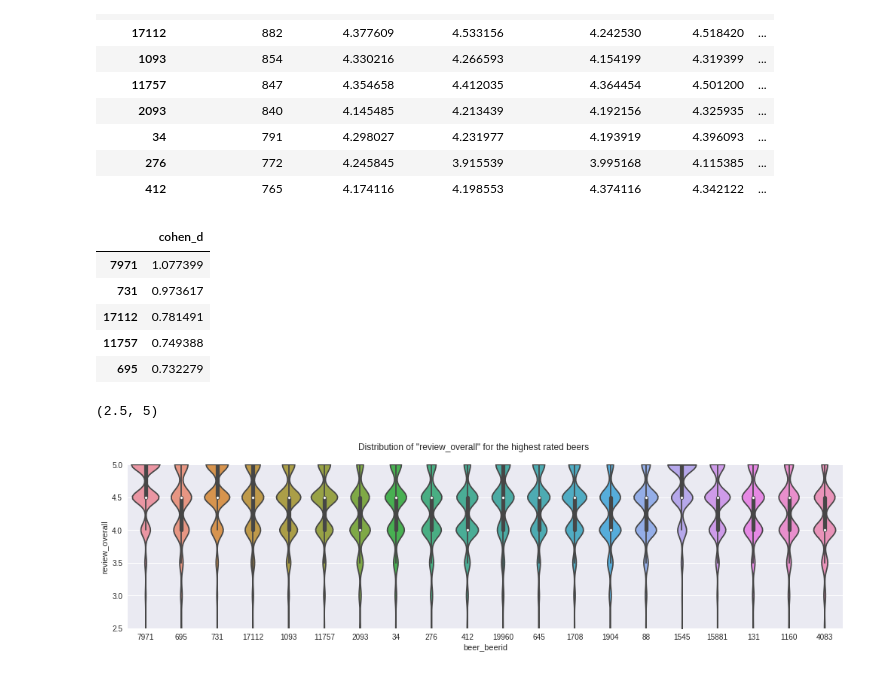
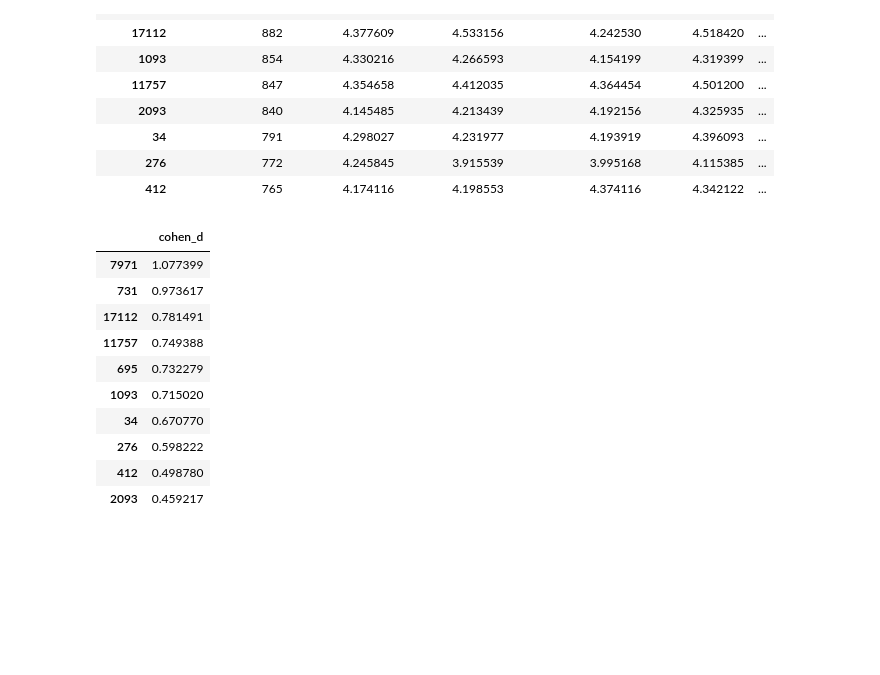
Before and after one commit to ConstantinoSchillebeeckx/CiBO, a Jupyter notebook: notebooks/explore/3.0_recommend_3_beers.ipynb, the cells around one changed output. Drawn from its saved outputs; the diff is of its cells as text; code cells hidden in the pictures; blank space fills up the shorter version.

```diff
--- a/notebooks/explore/3.0_recommend_3_beers.ipynb
+++ b/notebooks/explore/3.0_recommend_3_beers.ipynb
@@ -111,6 +110,7 @@ perfect.columns = ['counts with top score']
 
 avg_scores = avg_scores.merge(counts, left_index=True, right_index=True)
 avg_scores = avg_scores.merge(perfect, left_index=True, right_index=True)
+avg_scores = avg_scores.merge(beer_dat[['brewery_name','beer_style','beer_name']], left_index=True, right_index=True)
 
 avg_scores.sort_values('avg review_overall', ascending=False).head(10)
 # %% [output]
@@ -184,20 +201,25 @@ top10
 # %%
 effect_size = dict()
 for beer in top10.index:
     a = dat_raw[dat_raw.beer_beerid==beer].review_overall
     b = dat_raw[dat_raw.beer_beerid!=beer].review_overall
-    effect_size[beer] = cohen_d(a,b)
+    effect_size[beer] = utils.cohen_d(a,b)
 
 effect_size = pd.DataFrame(effect_size, index=[0]).transpose()
 effect_size.columns = ['cohen_d']
-effect_size.sort_values('cohen_d', ascending=False).head()
+effect_size.sort_values('cohen_d', ascending=False)
 # %% [output]
 |  | cohen_d |
 | 7971 | 1.077399 |
 | 731 | 0.973617 |
 | 17112 | 0.781491 |
 | 11757 | 0.749388 |
 | 695 | 0.732279 |
+| 1093 | 0.715020 |
+| 34 | 0.670770 |
+| 276 | 0.598222 |
+| 412 | 0.498780 |
+| 2093 | 0.459217 |
 # %%
 best_n = 20
 x = best_beers.index.tolist()[:best_n]
@@ -207,7 +229,4 @@ plt.figure(figsize=(17,4))
 ax = sns.violinplot(x="beer_beerid", y="review_overall", data=tmp, order=x, cut=0)
 plt.suptitle('Distribution of "review_overall" for the highest rated beers')
 plt.ylim([2.5,5])
-plt.savefig('3.0_recommend_3_beers-0.svg')
+plt.savefig('../../reports/figures/3.0_recommend_3_beers-0.svg')
-# %% [output]
-(2.5, 5)
-[figure, removed]
```
Also changed, not shown: parts of 5 cells of this notebook, 3 other files.
